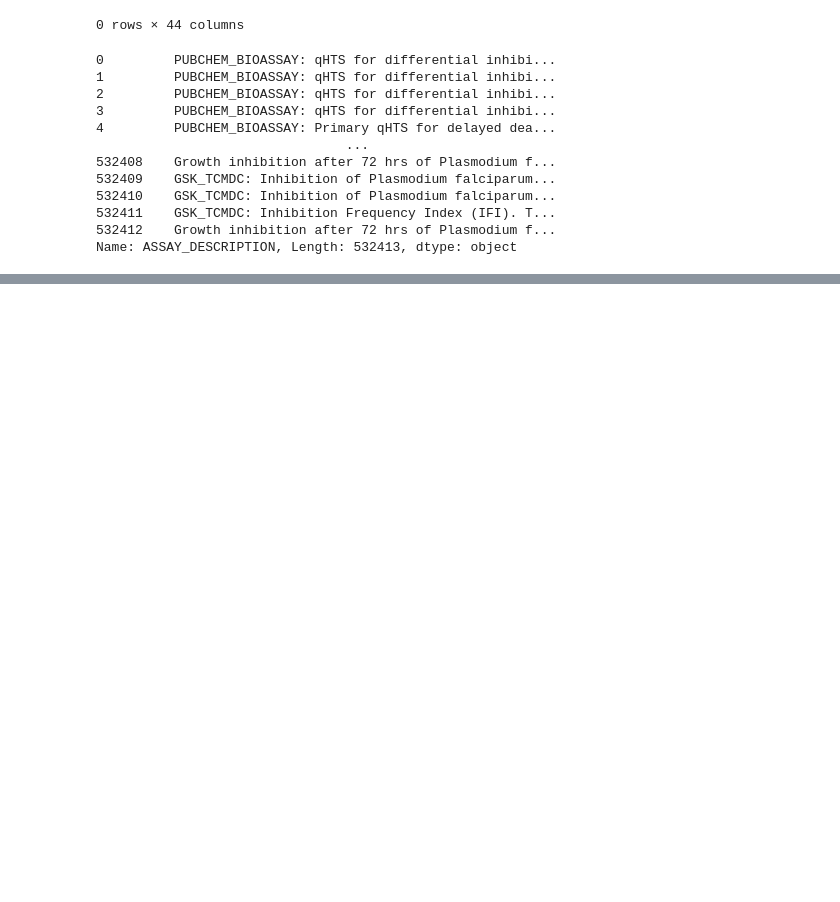
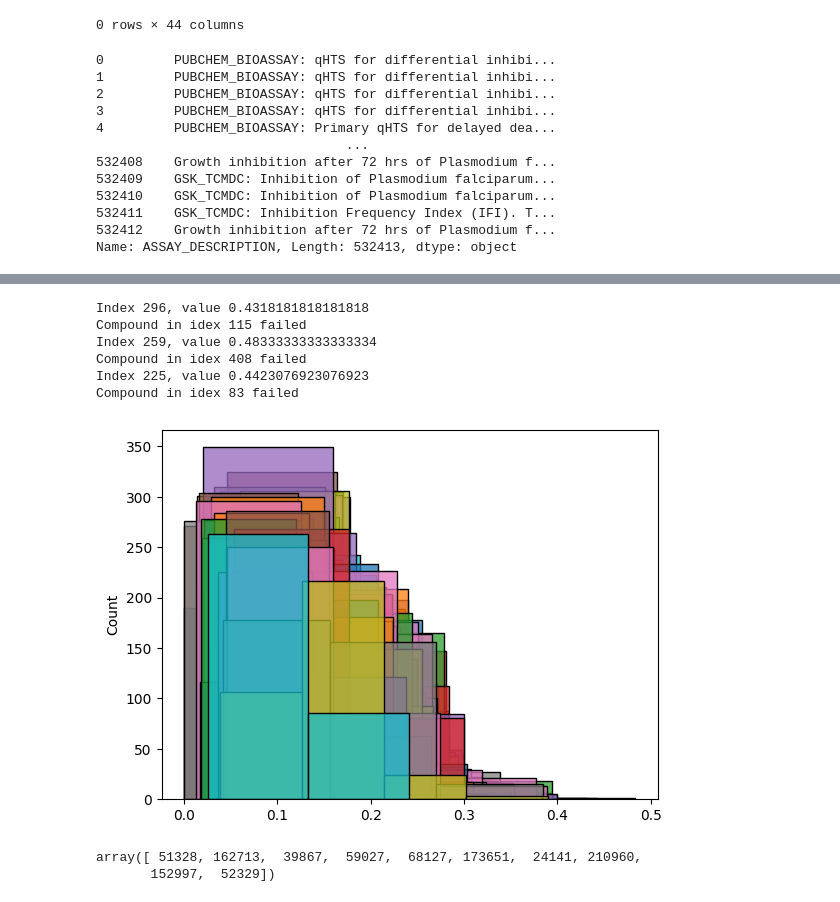
Before and after one commit to ajalamarvellous/de-novo-design-malaria, a Jupyter notebook: notebooks/process_data.ipynb, the cells around one changed output, grey strips where cells are left out. Saved outputs shown, nothing was run; the diff lists cells and outputs as text; code cells hidden in the pictures; blank space fills up the shorter version.

```diff
--- a/notebooks/process_data.ipynb
+++ b/notebooks/process_data.ipynb
@@ -388,0 +1204,2 @@ Name: ASSAY_DESCRIPTION, Length: 532413, dtype: object
+# %%
+test, train, others = split(small_df, test_frac, threshold=0.4)
@@ -388,0 +1258,2 @@ Name: ASSAY_DESCRIPTION, Length: 532413, dtype: object
+# %%
+small_df = small_df.reset_index()
@@ -388,0 +1276,7 @@ Name: ASSAY_DESCRIPTION, Length: 532413, dtype: object
+# %%
+train_smiles = small_df.loc[list(train), "SMILES"]
+# %%
+fpgs = rdFingerprintGenerator.GetMorganGenerator(radius=2,fpSize=2048)
+
+train_mols = [Chem.MolFromSmiles(x) for x in train_smiles]
+train_fps = [fpgs.GetFingerprint(x) for x in train_mols]
@@ -388,0 +1286,20 @@ Name: ASSAY_DESCRIPTION, Length: 532413, dtype: object
+# %%
+for i in list(test):
+    smiles = small_df.loc[i, 'SMILES']
+    mol = Chem.MolFromSmiles(smiles)
+    fp = fpgs.GetFingerprint(mol)
+    sim  = np.array(DataStructs.BulkTanimotoSimilarity(fp, train_fps))
+    if sum(sim > 0.4) != 0:
+        for j, s in enumerate(sim):
+            if s > 0.4:
+                print(f"Index {j}, value {s}", end=" ")
+        print(f"\nCompound in idex {i} failed")
+    sns.histplot(sim, binwidth=0.1)
+# %% [output]
+Index 296, value 0.4318181818181818
+Compound in idex 115 failed
+Index 259, value 0.48333333333333334
+Compound in idex 408 failed
+Index 225, value 0.4423076923076923
+Compound in idex 83 failed
+[figure, added]
@@ -388,0 +1308,5 @@ Name: ASSAY_DESCRIPTION, Length: 532413, dtype: object
+# %%
+idx
+# %% [output]
+array([ 51328, 162713,  39867,  59027,  68127, 173651,  24141, 210960,
+       152997,  52329])
```
Also changed, not shown: parts of 186 cells of this notebook, 1 other file.
